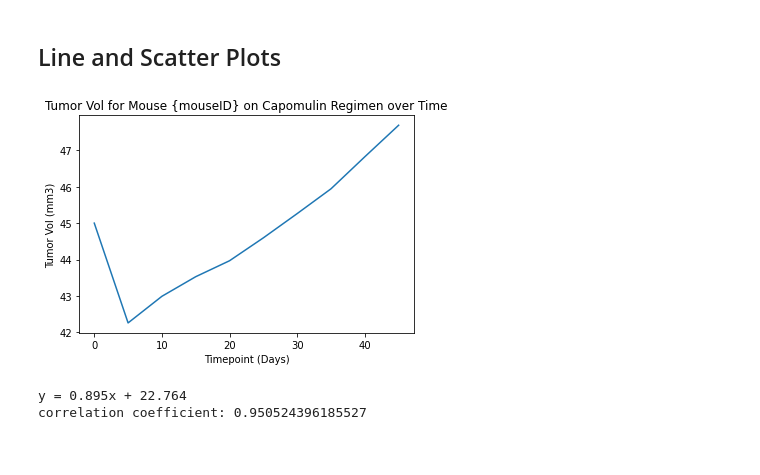
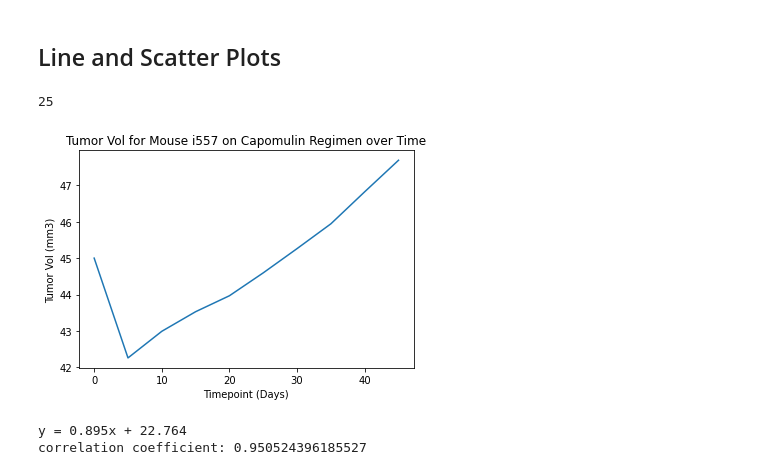
Before and after one commit to sarahDH615/matplotlib_challenge, a Jupyter notebook: pymaceuticals_starter_edited.ipynb, the cells around one changed output. Saved outputs shown, nothing was run; the diff lists cells and outputs as text; code cells hidden in the pictures.

Commit message:
used random to pick mouse for tumour vol v time

```diff
--- a/pymaceuticals_starter_edited.ipynb
+++ b/pymaceuticals_starter_edited.ipynb
@@ -627,22 +487,27 @@ Text(0.5, 1.0, 'Drug Regimen Final Tumor Size ')
 # %% [markdown]
 ## Line and Scatter Plots
+# %%
+listcamice = [value for value in ca_df.iloc[: , 0]]
+len(listcamice)
+# %% [output]
+25
 # %%
 # Generate a line plot of tumor volume vs. time point for a mouse treated with Capomulin
-mouseID = 'i557'
+mouseID = random.choice(listcamice)
 capmousemask = (no_dups_df['Drug Regimen'] == 'Capomulin') & (no_dups_df['Mouse ID'] == mouseID)
 only_cap_mouse = no_dups_df.loc[capmousemask, :]
 
 x_axis = only_cap_mouse.iloc[:, 5]
 y_axis = only_cap_mouse.iloc[:, 6]
 
 
 plt.plot(x_axis, y_axis)
 plt.xlabel('Timepoint (Days)')
 plt.ylabel('Tumor Vol (mm3)')
-plt.title('Tumor Vol for Mouse {mouseID} on Capomulin Regimen over Time')
+plt.title(f'Tumor Vol for Mouse {mouseID} on Capomulin Regimen over Time')
 plt.show()
 # %% [output]
-[figure, old version]
+[figure, new version]
 # %%
 # Generate a scatter plot of average tumor volume vs. mouse weight for the Capomulin regimen
 capmask = (no_dups_df['Drug Regimen'] == 'Capomulin')
```
Also changed, not shown: parts of 5 cells of this notebook.
